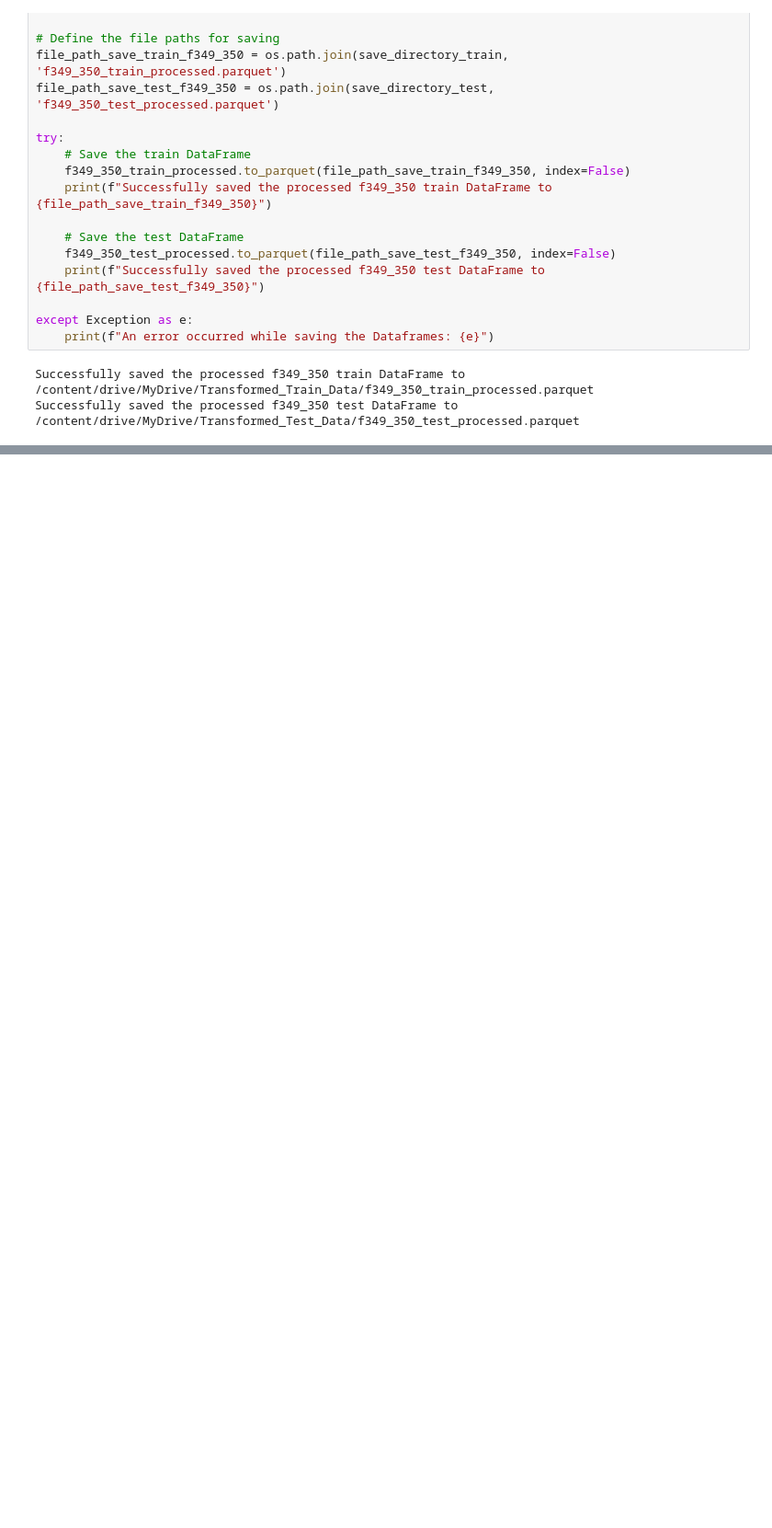
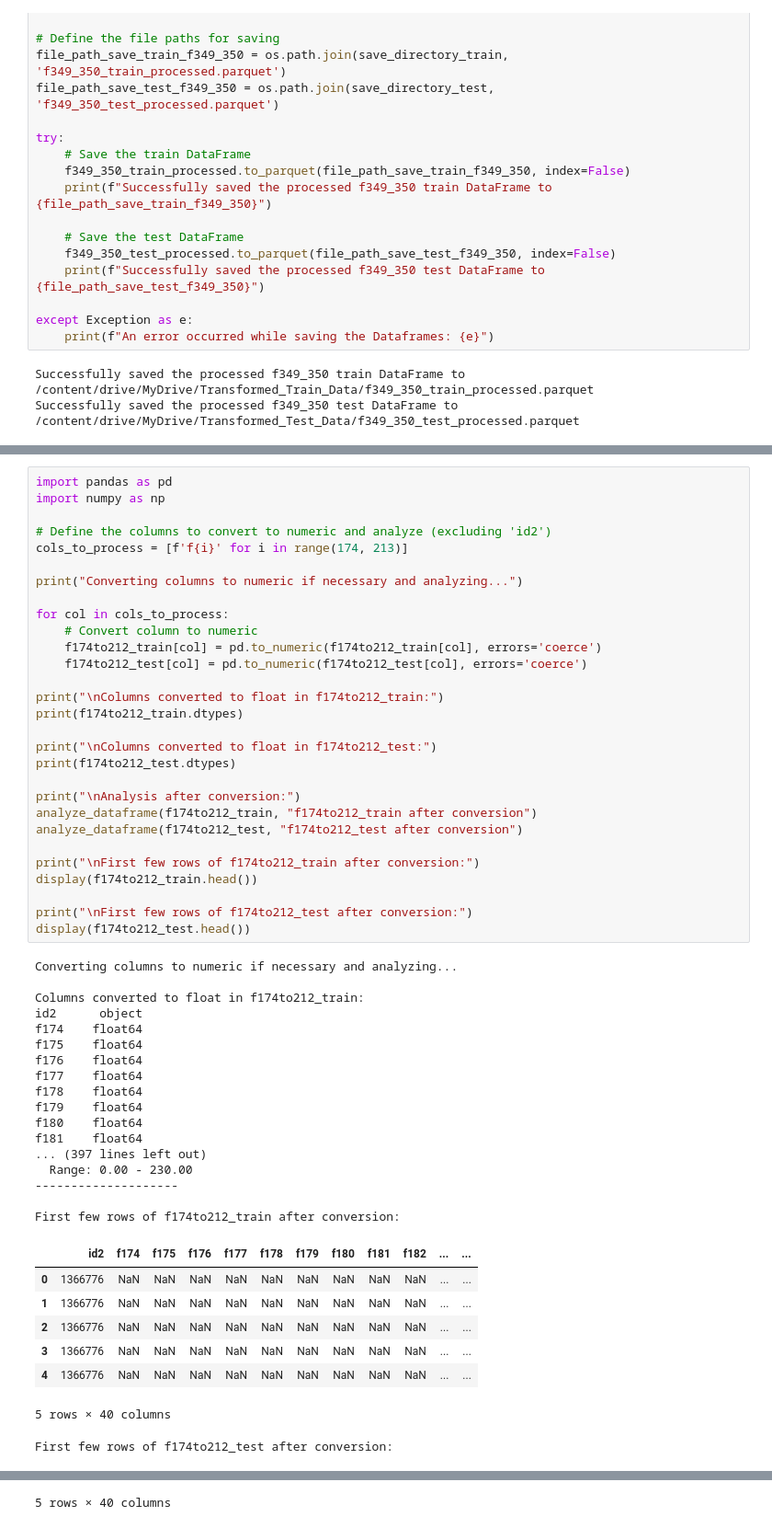
Before and after one commit to rishabh-0042/American_Express_Hackathon_25-2025, a Jupyter notebook: Feature_Engineering3.ipynb, the cells around one changed output, grey strips where cells are left out. Shown at 92% size. Drawn from its saved outputs; the diff is of its cells as text; blank space fills up the shorter version.

```diff
--- a/Feature_Engineering3.ipynb
+++ b/Feature_Engineering3.ipynb
@@ -3694,0 +3763,55 @@ Successfully saved the processed f349_350 test DataFrame to /content/drive/MyDri
+# %%
+import pandas as pd
+import numpy as np
+
+# Define the columns to convert to numeric and analyze (excluding 'id2')
+cols_to_process = [f'f{i}' for i in range(174, 213)]
+
+print("Converting columns to numeric if necessary and analyzing...")
+
+for col in cols_to_process:
+    # Convert column to numeric
+    f174to212_train[col] = pd.to_numeric(f174to212_train[col], errors='coerce')
+    f174to212_test[col] = pd.to_numeric(f174to212_test[col], errors='coerce')
+
+print("\nColumns converted to float in f174to212_train:")
+print(f174to212_train.dtypes)
+
+print("\nColumns converted to float in f174to212_test:")
+print(f174to212_test.dtypes)
+
+print("\nAnalysis after conversion:")
+analyze_dataframe(f174to212_train, "f174to212_train after conversion")
+analyze_dataframe(f174to212_test, "f174to212_test after conversion")
+
+print("\nFirst few rows of f174to212_train after conversion:")
+display(f174to212_train.head())
+
+print("\nFirst few rows of f174to212_test after conversion:")
+display(f174to212_test.head())
+# %% [output]
+Converting columns to numeric if necessary and analyzing...
+
+Columns converted to float in f174to212_train:
+id2      object
+f174    float64
+f175    float64
+f176    float64
+f177    float64
+f178    float64
+f179    float64
+f180    float64
+f181    float64
+... (397 lines left out)
+  Range: 0.00 - 230.00
+--------------------
+
+First few rows of f174to212_train after conversion:
+|  | id2 | f174 | f175 | f176 | f177 | f178 | f179 | f180 | f181 | f182 | ... | ... |
+| 0 | 1366776 | NaN | NaN | NaN | NaN | NaN | NaN | NaN | NaN | NaN | ... | ... |
+| 1 | 1366776 | NaN | NaN | NaN | NaN | NaN | NaN | NaN | NaN | NaN | ... | ... |
+| 2 | 1366776 | NaN | NaN | NaN | NaN | NaN | NaN | NaN | NaN | NaN | ... | ... |
+| 3 | 1366776 | NaN | NaN | NaN | NaN | NaN | NaN | NaN | NaN | NaN | ... | ... |
+| 4 | 1366776 | NaN | NaN | NaN | NaN | NaN | NaN | NaN | NaN | NaN | ... | ... |
+5 rows × 40 columns
+First few rows of f174to212_test after conversion:
@@ -3694,0 +3824 @@ Successfully saved the processed f349_350 test DataFrame to /content/drive/MyDri
+5 rows × 40 columns
```
Also changed, not shown: parts of 24 cells of this notebook.
